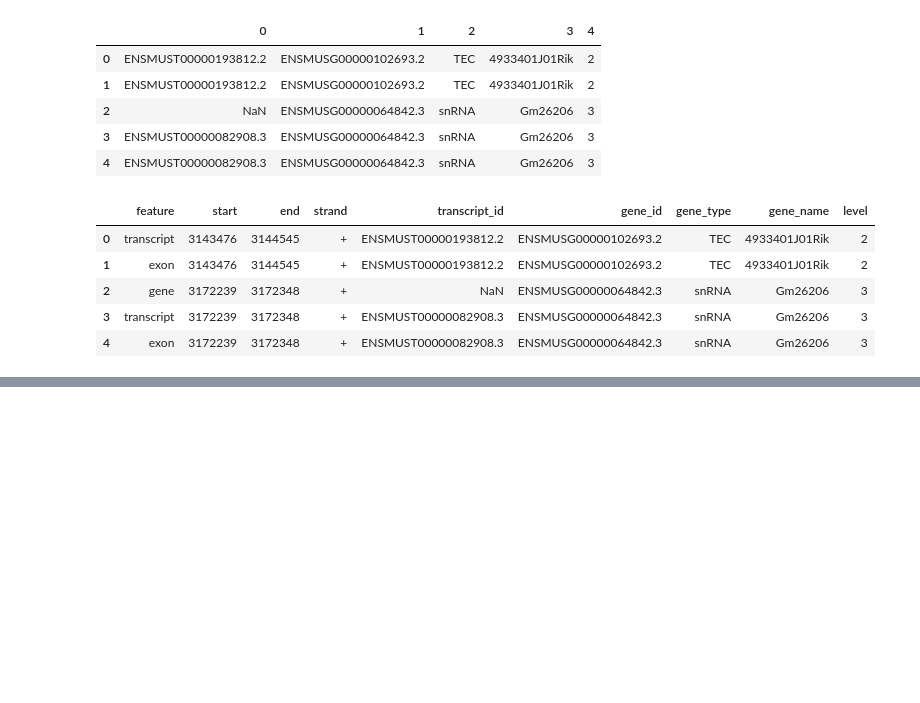
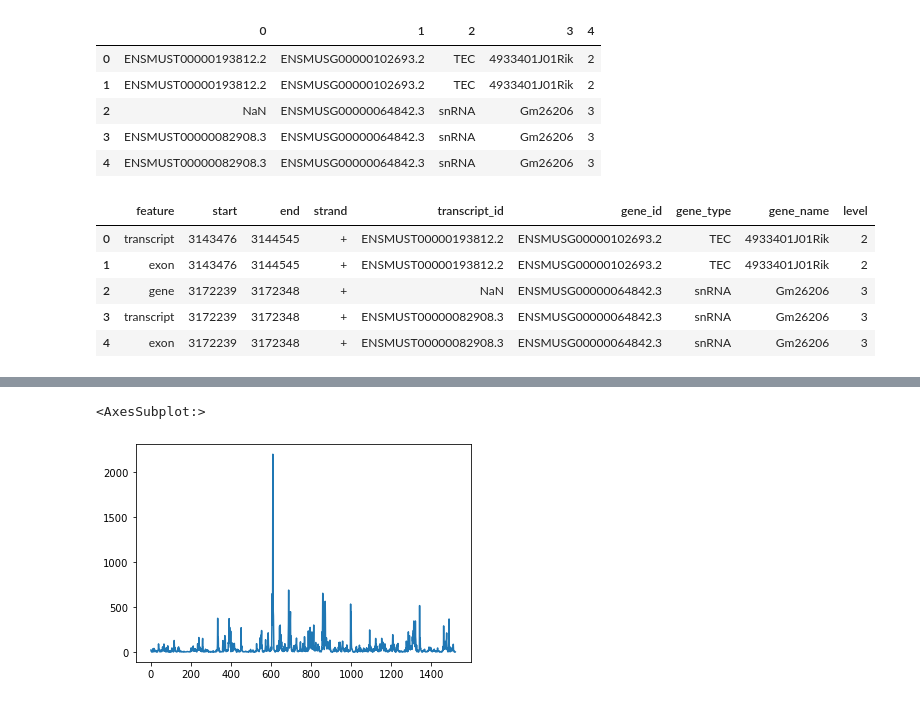
Before and after one commit to kangjunseo/Bioinformatics, a Jupyter notebook: QBioLab_Internship/Mission3.ipynb, the cells around one changed output, grey strips where cells are left out. Cells and saved outputs as stored; diff of their text form; code cells hidden in the pictures; blank space fills up the shorter version.

```diff
--- a/QBioLab_Internship/Mission3.ipynb
+++ b/QBioLab_Internship/Mission3.ipynb
@@ -228,0 +217,6 @@ GTF_df2_plus_CDS[['transcript_id','length']].groupby(by=['transcript_id']).sum()
+# %%
+RST = read_specific_transcript("RPF_siLuc","ENSMUST00000082402.1").sort_index()
+RST.plot()
+# %% [output]
+<AxesSubplot:>
+[figure, added]
```
Also changed, not shown: parts of 34 cells of this notebook.
